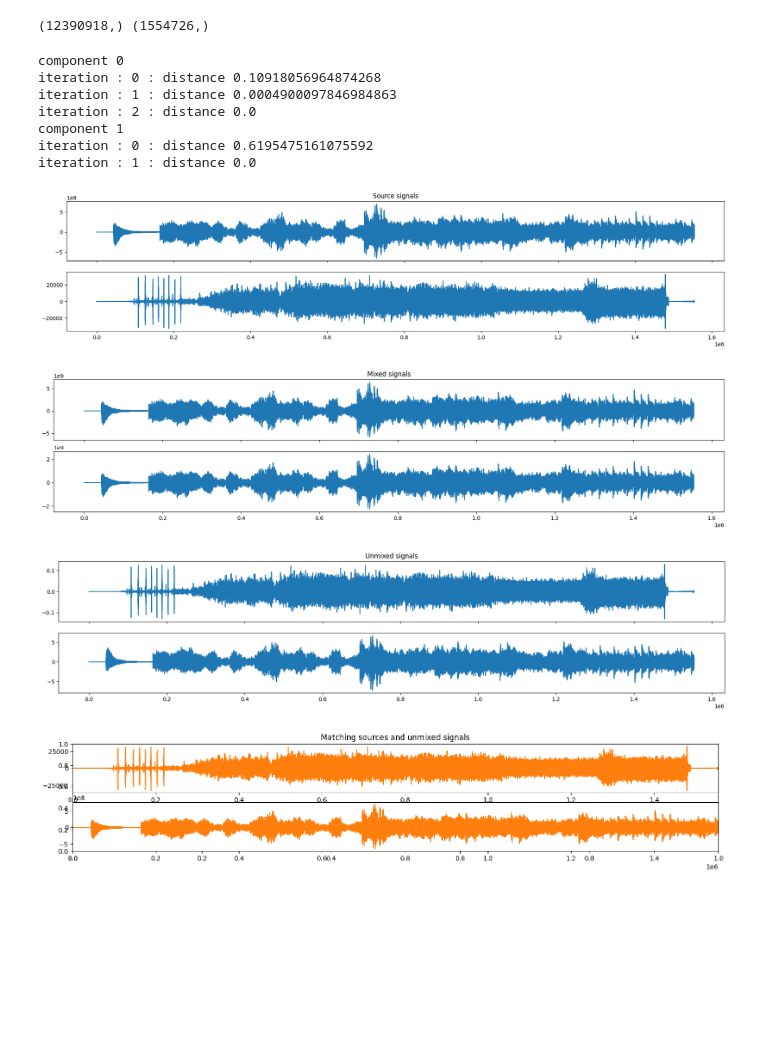
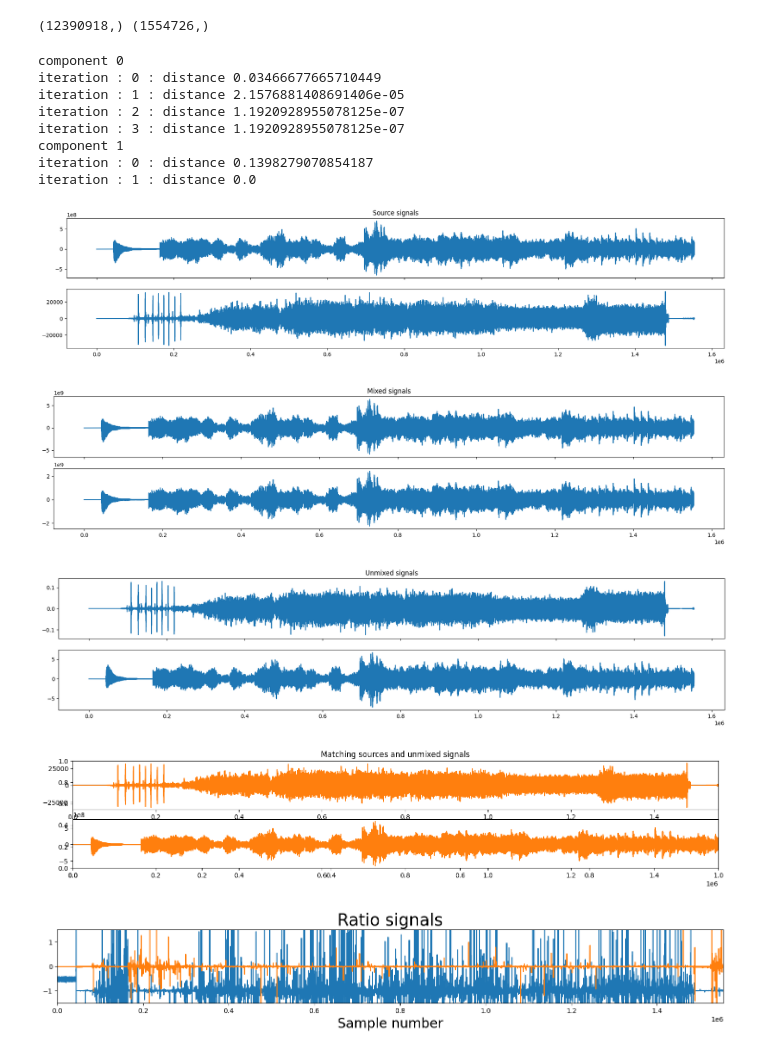
Before and after one commit to ylefay/independent_component_analysis, a Jupyter notebook: experiments/exp1_sounds/exp1_sounds.ipynb, the cells around one changed output. Drawn from its saved outputs; the diff is of its cells as text; code cells hidden in the pictures; blank space fills up the shorter version.

```diff
--- a/experiments/exp1_sounds/exp1_sounds.ipynb
+++ b/experiments/exp1_sounds/exp1_sounds.ipynb
@@ -30,14 +30,15 @@ S=[s1, s2]
 S, X, Xw = mix_sources(S, normalise=False)
 wf.write('./sound_mixture.wav', sampling_rate_2, X.mean(axis=0).astype(np.float32))
 # %%
-W = fast_ica(Xw, 1, 1e-8, 5000) #Nour's method.
+W,_ = fast_ica(Xw, 1, 1e-8, 5000) #Nour's method.
 # %% [output]
 component 0
-iteration : 0 : distance 0.10918056964874268
-iteration : 1 : distance 0.0004900097846984863
-iteration : 2 : distance 0.0
+iteration : 0 : distance 0.03466677665710449
+iteration : 1 : distance 2.1576881408691406e-05
+iteration : 2 : distance 1.1920928955078125e-07
+iteration : 3 : distance 1.1920928955078125e-07
 component 1
-iteration : 0 : distance 0.6195475161075592
+iteration : 0 : distance 0.1398279070854187
 iteration : 1 : distance 0.0
 # %%
 unMixed = np.dot(W,Xw)
@@ -52,35 +53,49 @@ for i in range(n_signals):
 
 # Plot mixed signals
 fig, axes = plt.subplots(nrows=n_signals, ncols=1, figsize=(18, 4),sharex=True)
 fig.tight_layout() # Or equivalently,  "plt.tight_layout()"
 axes[0].set_title('Mixed signals')
 for i in range(n_signals):
     axes[i].plot(X[i])
 
 
 # Plot recovered signals (unmixed)
 fig, axes = plt.subplots(nrows=n_signals, ncols=1, figsize=(18, 4),sharex=True)
 fig.tight_layout() # Or equivalently,  "plt.tight_layout()"
 axes[0].set_title('Unmixed signals')
 for i in range(n_signals):
     axes[i].plot(unMixed[i])
 
 Sw, _, _ = centering_and_whitening(S)
 
 plt.figure(figsize=(18,3))
 plt.title("Matching sources and unmixed signals")
 for i in range(X.shape[0]):
     perm = np.argmax(np.abs(unMixed[i,:] @ Sw.T))
     plt.subplot(n_signals,1,i+1)
     plt.plot(unMixed[i,:].T)
     plt.plot(S[perm].T)
     plt.xlim(0, S.shape[1])
     # ax.set_ylim(-1.5, 1.5)
+
+Sw, _, _ = centering_and_whitening(S)
+perm = jnp.argmax(jnp.abs(unMixed @ S.T),
+                    axis=0)
+
+fig, ax = plt.subplots(1, 1, figsize=[18, 2])
+for i in range(X.shape[0]):
+    ax.plot(unMixed[perm[i]] / Sw[i], '-', label='Recovered signals')
+ax.set_xlabel('Sample number', fontsize=20)
+ax.set_title('Ratio signals', fontsize=25)
+ax.set_xlim(0, S.shape[1])
+ax.set_ylim(-1.5, 1.5)
+plt.show()
 # %% [output]
 [figure]
 [figure]
-[figure, old version]
+[figure, new version]
 [figure]
+[figure, added]
 # %%
 wf.write('output/s1_predicted.wav', sampling_rate_2, unMixed[0].astype(np.float32))
 wf.write('output/s2_predicted.wav', sampling_rate_2, unMixed[1].astype(np.float32))
```
Also changed, not shown: parts of 2 cells of this notebook, 4 other files.
